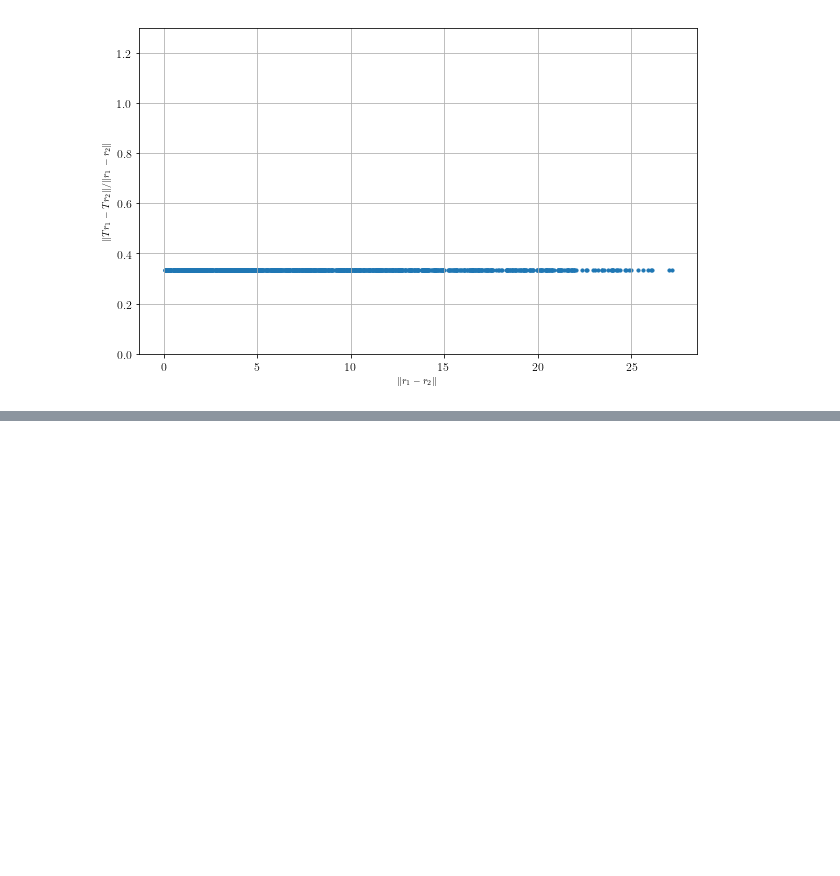
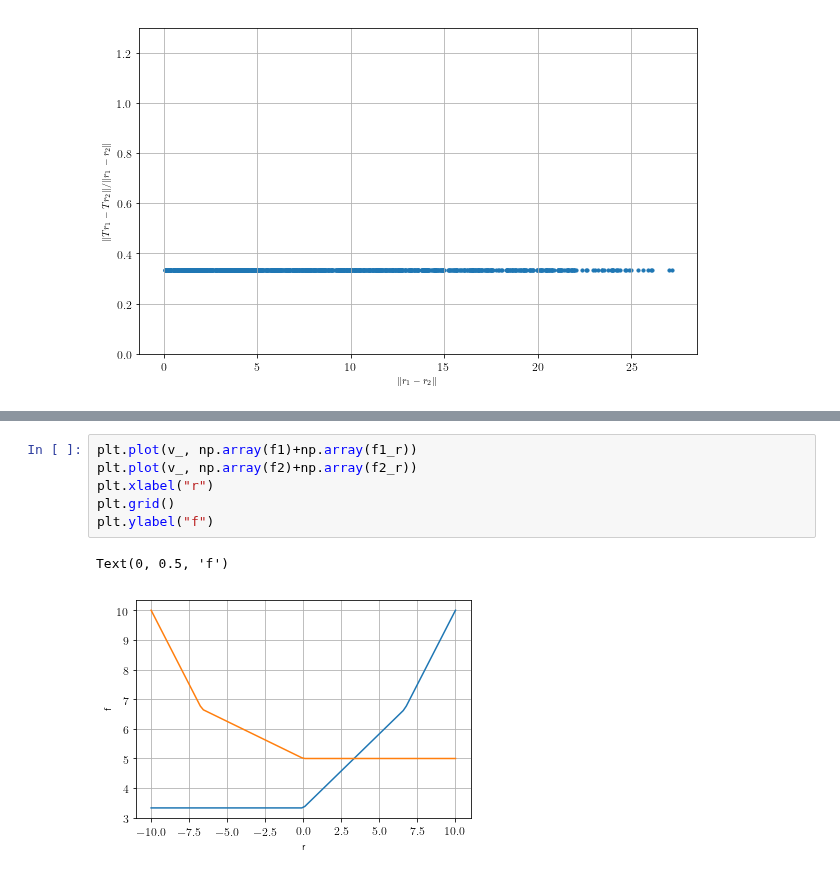
Before and after one commit to LucasFuentesValenzuela/ICU, a Jupyter notebook: fixed_point_methods/Finding special case for manual study _2nodes_HighContractivity_Ratio.ipynb, the cells around one changed output, grey strips where cells are left out. Saved outputs shown, nothing was run; the diff lists cells and outputs as text; blank space fills up the shorter version.

```diff
--- a/fixed_point_methods/Finding special case for manual study _2nodes_HighContractivity_Ratio.ipynb
+++ b/fixed_point_methods/Finding special case for manual study _2nodes_HighContractivity_Ratio.ipynb
@@ -292,0 +341,9 @@ Tr, r_, dT, dr = sample_solutions(edges, inv_edges, nsamples = 1000, \
+# %%
+plt.plot(v_, np.array(f1)+np.array(f1_r))
+plt.plot(v_, np.array(f2)+np.array(f2_r))
+plt.xlabel("r")
+plt.grid()
+plt.ylabel("f")
+# %% [output]
+Text(0, 0.5, 'f')
+[figure, added]
```
Also changed, not shown: parts of 11 cells of this notebook, 2 other files.
